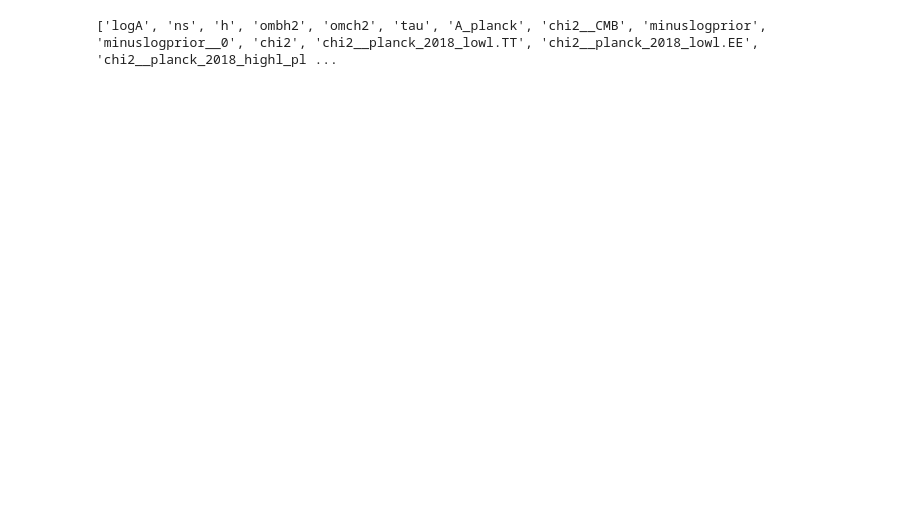
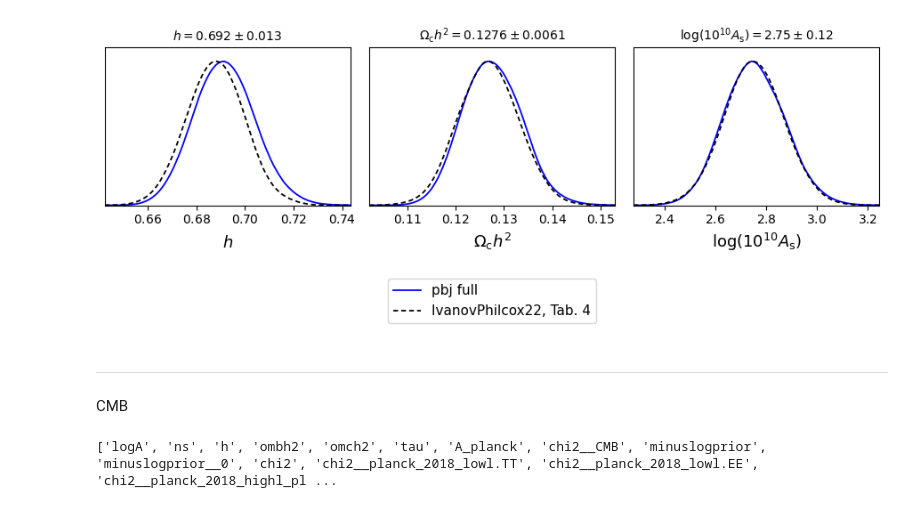
Before and after one commit to fverd/cobaya, a Jupyter notebook: FRA/analyze-chain.ipynb, the cells around one changed output. Drawn from its saved outputs; the diff is of its cells as text; code cells hidden in the pictures; blank space fills up the shorter version.

```diff
--- a/FRA/analyze-chain.ipynb
+++ b/FRA/analyze-chain.ipynb
@@ -8,3 +32,17 @@ import numpy as np
+# %%
+gdplot = gdplt.get_subplot_plotter(subplot_size=3)
+gdplot.settings.linewidth=1.5
+gdplot.settings.subplot_size_ratio=0.95
+gdplot.settings.figure_legend_loc='lower center'
+
+gdplot.plots_1d([boss_full, ivphyl],  pars_toplot, colors=['b','k'], nx=3,  title_limit=1, legend_ncol=1 ,ls=['-','--'])
+gdplot.finish_plot()
+# gdplot.fig.savefig('/home/fverdian/cobaya/chains/pbjboss_full/pbjboss_ivphyl.pdf')
+# %% [output]
+[figure, added]
+# %% [markdown]
+---
+CMB
 # %%
 
 cmb1 = load_samples('/home/fverdian/cobaya/chains/planck_cosmopower/planck', to_getdist=True)
```
Also changed, not shown: parts of 8 cells of this notebook, 30 other files.
